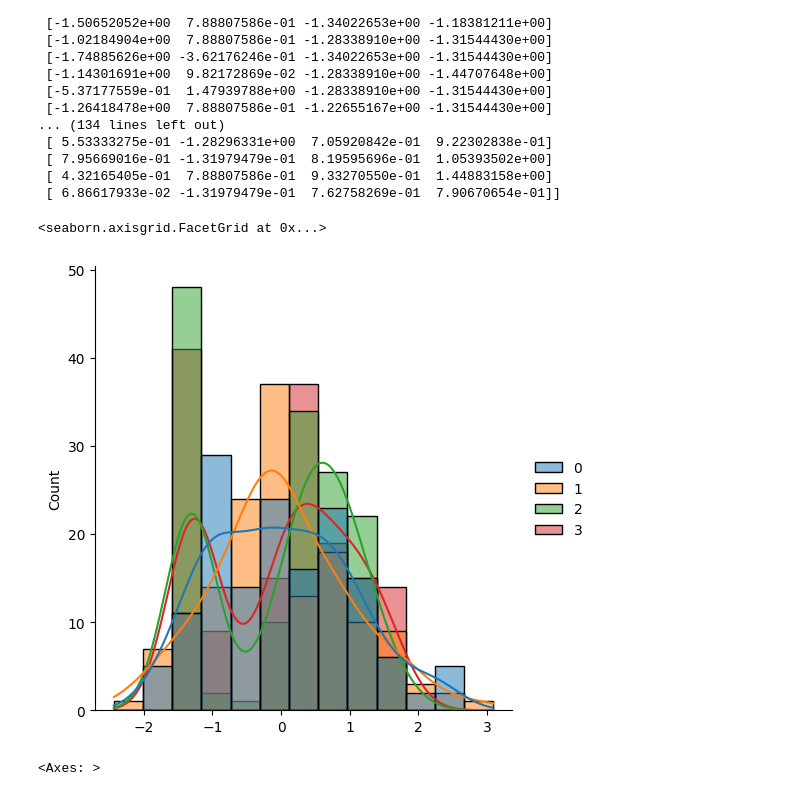
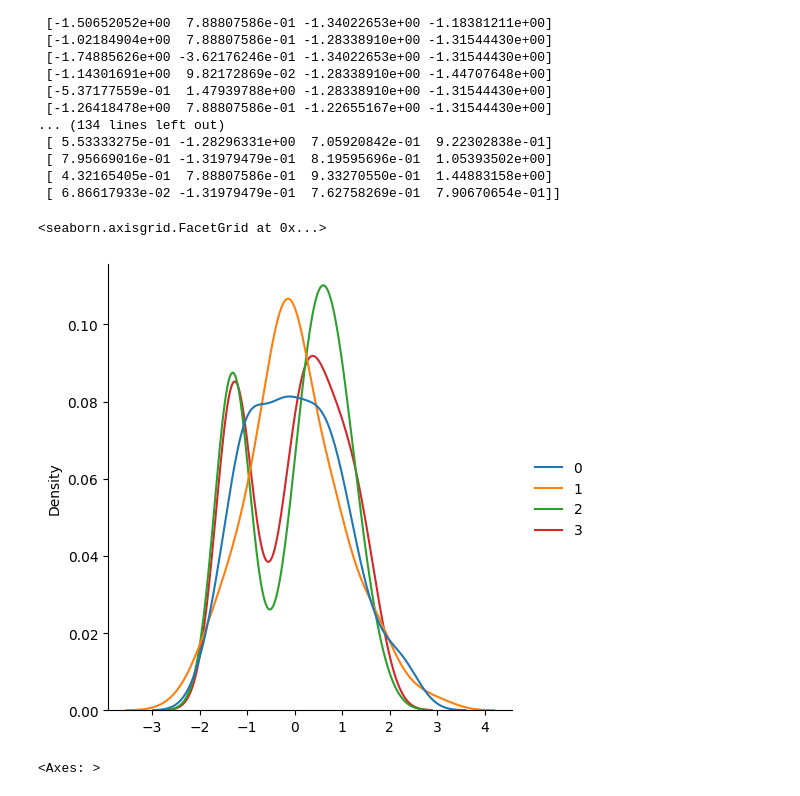
Before and after one commit to malik09-teach/ML-BASICS-PROJECTS-, a Jupyter notebook: feature engineering/feature scalling/scaling.ipynb, the cells around one changed output. Cells and saved outputs as stored; diff of their text form; code cells hidden in the pictures.

```diff
--- a/feature engineering/scaling.ipynb
+++ b/feature engineering/feature scalling/scaling.ipynb
@@ -96,10 +96,10 @@ print(X_scaled)
  [ 4.32165405e-01  7.88807586e-01  9.33270550e-01  1.44883158e+00]
  [ 6.86617933e-02 -1.31979479e-01  7.62758269e-01  7.90670654e-01]]
 # %%
-sns.displot(X_scaled,kde=True)
+sns.displot(X_scaled,kind='kde')
 # %% [output]
 <seaborn.axisgrid.FacetGrid at 0x...>
-[figure, old version]
+[figure, new version]
 # %%
 sns.scatterplot(X_scaled)
 # %% [output]
```
Also changed, not shown: parts of 1 cell of this notebook, 3 other files.
